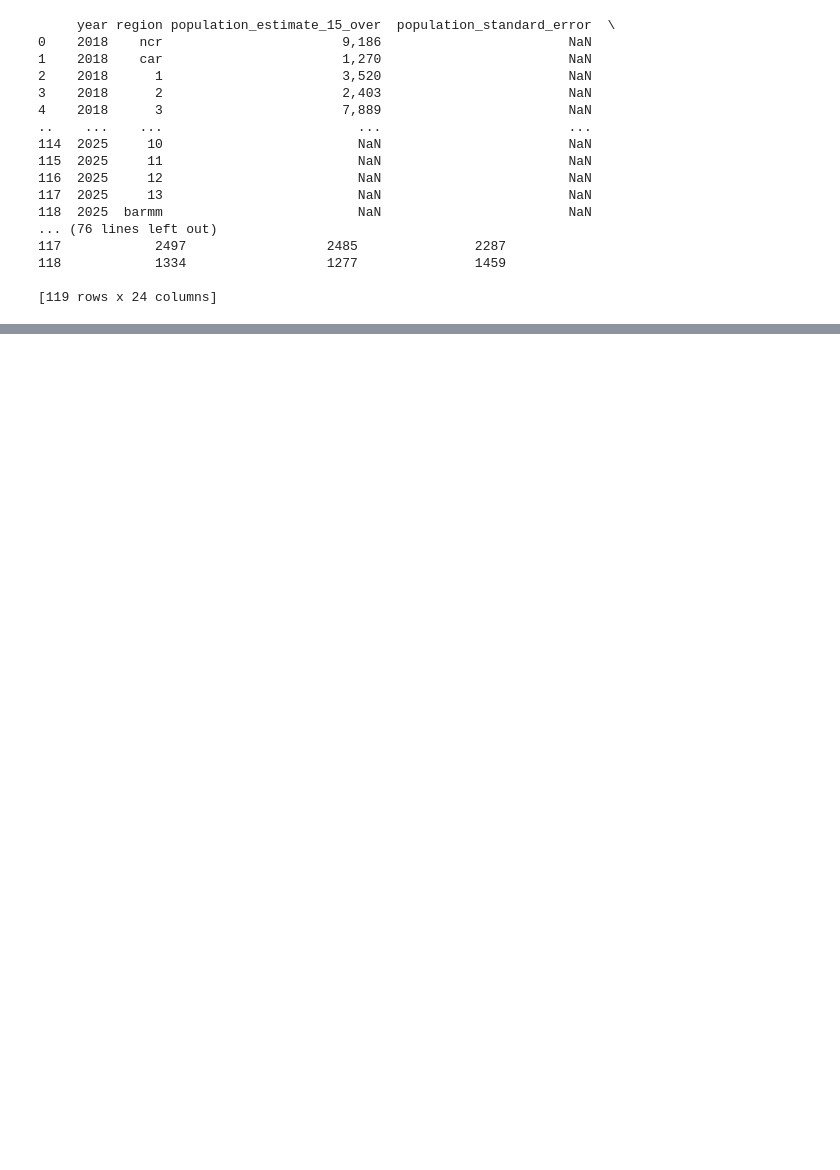
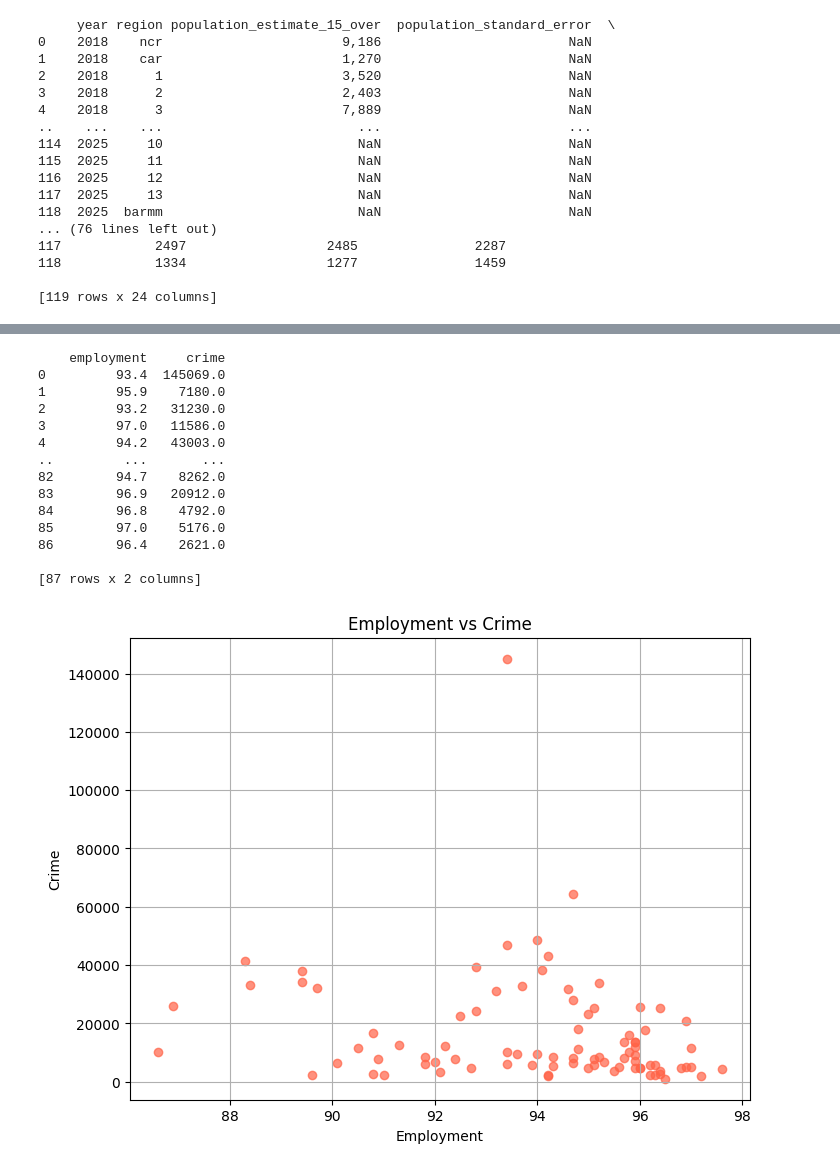
Before and after one commit to RpnAndri/crime-analysis, a Jupyter notebook: graphs.ipynb, the cells around one changed output, grey strips where cells are left out. Cells and saved outputs as stored; diff of their text form; code cells hidden in the pictures; blank space fills up the shorter version.

```diff
--- a/graphs.ipynb
+++ b/graphs.ipynb
@@ -42,0 +99,39 @@ print(df)
+# %%
+# Scatter plot
+# Employment - Crime
+
+# Employment
+df["employment"] = pd.to_numeric(df["employment_rate"])
+
+# Crime was taken from the previous code block
+
+# Remove the ones with mixing data points
+employment_crime_df = df[["employment", "crime"]]
+employment_crime_df = employment_crime_df[~((employment_crime_df==0).any(axis=1))].reset_index(drop=True)
+employment_crime_df = employment_crime_df.dropna().reset_index(drop=True)
+print(employment_crime_df)
+
+# Plot in a Scatter Plot
+plt.figure(figsize=(8, 6))
+plt.scatter(x=employment_crime_df["employment"], y=employment_crime_df["crime"], alpha=0.7, color="tomato")
+plt.title("Employment vs Crime")
+plt.xlabel("Employment")
+plt.ylabel("Crime")
+plt.grid(True)
+plt.show()
+# %% [output]
+    employment     crime
+0         93.4  145069.0
+1         95.9    7180.0
+2         93.2   31230.0
+3         97.0   11586.0
+4         94.2   43003.0
+..         ...       ...
+82        94.7    8262.0
+83        96.9   20912.0
+84        96.8    4792.0
+85        97.0    5176.0
+86        96.4    2621.0
+
+[87 rows x 2 columns]
+[figure, added]
```
Also changed, not shown: parts of 3 cells of this notebook.
